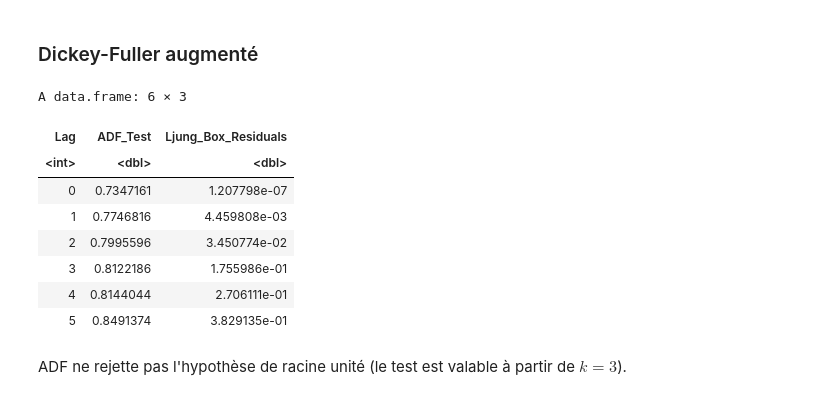
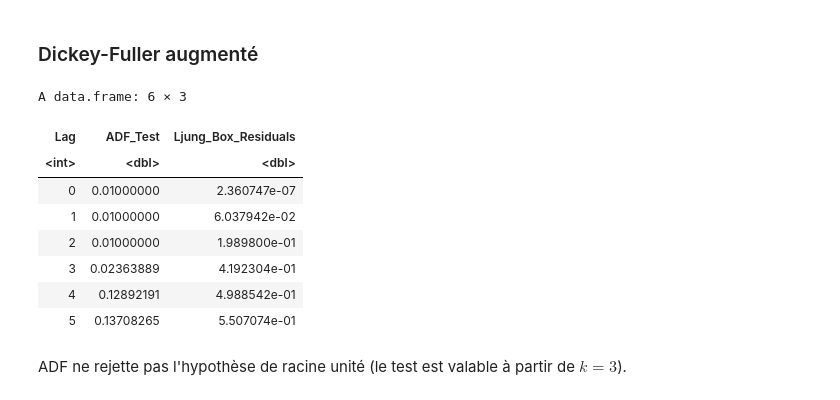
Before and after one commit to kouame1999/Projet_serie-temporelle, a Jupyter notebook: code.ipynb, the cells around one changed output. Cells and saved outputs as stored; diff of their text form; code cells hidden in the pictures.

```diff
--- a/code.ipynb
+++ b/code.ipynb
@@ -63,35 +63,35 @@ On vérifie que la série n'est pas stationnaire avec les tests usuels (ADF, PP,
 # %%
 dickey_fuller <- function(x, ks = 0:24, type = "ct") {
     adf_p_values <- c()
     lb_p_values <- c()
     for (k in ks) {
         adf <- fUnitRoots::adfTest(x, lags = k, type = type)
         adf_p_val <- adf@test$p.value
         lb_p_val <- Box.test(adf@test$lm$residuals, 24)$p.value
         adf_p_values <- c(adf_p_values, adf_p_val)
         lb_p_values <- c(lb_p_values, lb_p_val)
     }
 
     df <- data.frame(
         Lag = ks,
         ADF_Test = adf_p_values,
         Ljung_Box_Residuals = lb_p_values
     )
 
     return(df)
 }
 
-dickey_fuller(serie, type = "nc", ks = 0:5)
+dickey_fuller(serie, ks = 0:5)
 # %% [output]
 A data.frame: 6 × 3
 | Lag | ADF_Test | Ljung_Box_Residuals |
 | <int> | <dbl> | <dbl> |
-| 0 | 0.7347161 | 1.207798e-07 |
-| 1 | 0.7746816 | 4.459808e-03 |
-| 2 | 0.7995596 | 3.450774e-02 |
-| 3 | 0.8122186 | 1.755986e-01 |
-| 4 | 0.8144044 | 2.706111e-01 |
-| 5 | 0.8491374 | 3.829135e-01 |
+| 0 | 0.01000000 | 2.360747e-07 |
+| 1 | 0.01000000 | 6.037942e-02 |
+| 2 | 0.01000000 | 1.989800e-01 |
+| 3 | 0.02363889 | 4.192304e-01 |
+| 4 | 0.12892191 | 4.988542e-01 |
+| 5 | 0.13708265 | 5.507074e-01 |
 # %% [markdown]
 ADF ne rejette pas l'hypothèse de racine unité (le test est valable à partir de $k=3$).
 # %% [markdown]
```
